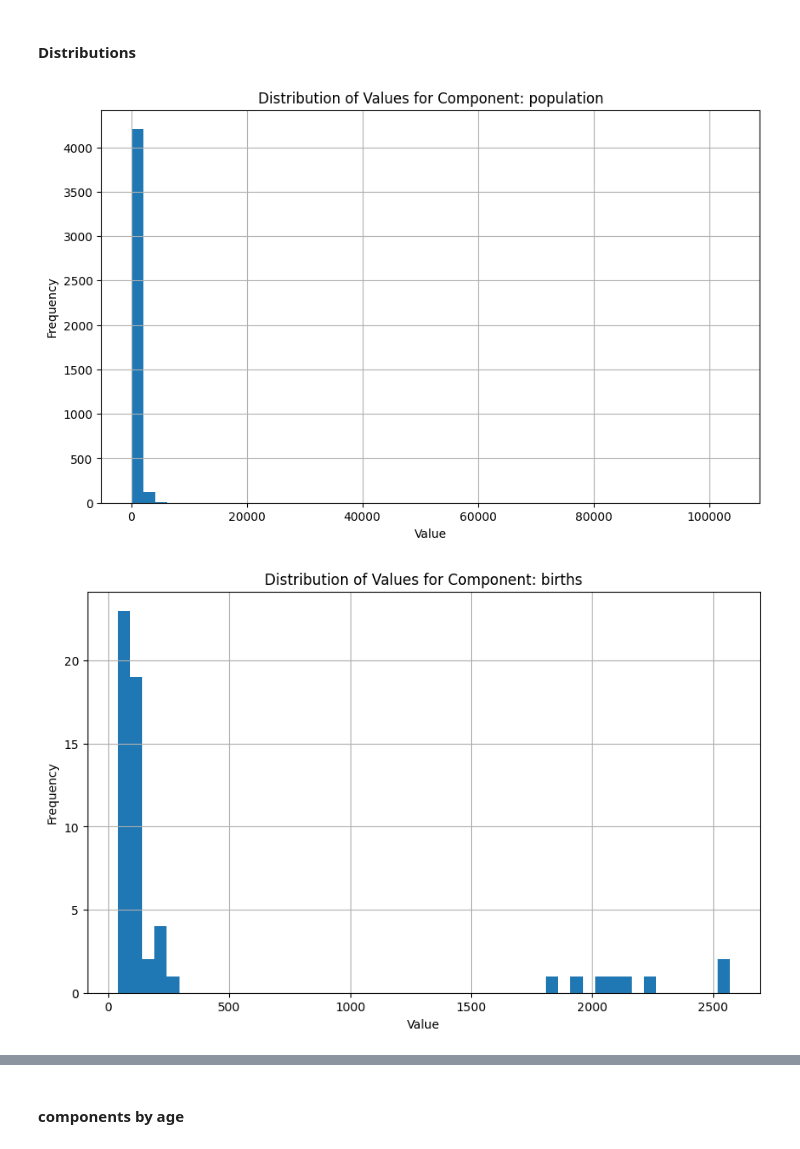
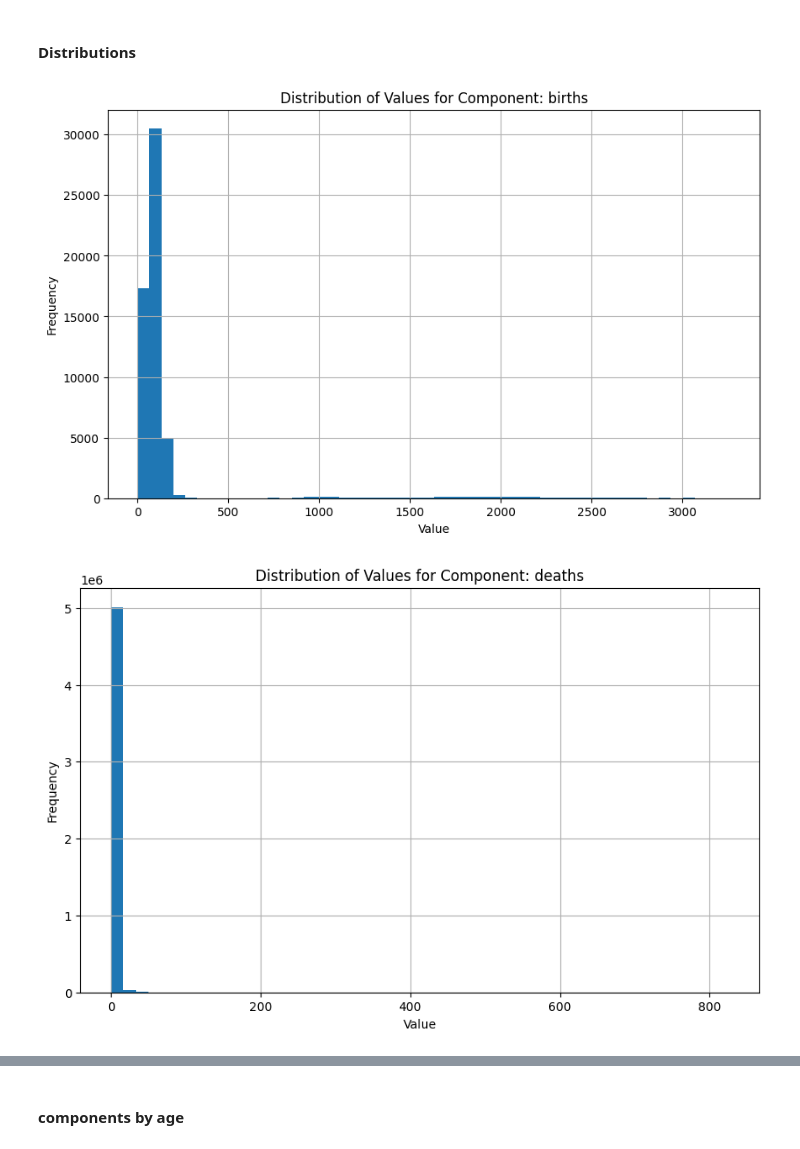
Before and after one commit to SebastianHeslinRees/Projections_QA, a Jupyter notebook: logical_checks_population_projections.ipynb, the cells around one changed output, grey strips where cells are left out. Drawn from its saved outputs; the diff is of its cells as text; code cells hidden in the pictures.

Commit message:
add visualtions, compiling all outliers

```diff
--- a/logical_checks_population_projections.ipynb
+++ b/logical_checks_population_projections.ipynb
@@ -751,16 +732,16 @@ Gender ratios:
 #### Distributions
 # %%
 #distribution of values for each component
-components = df['component'].unique()
+components = combined_10yr_fert['component'].unique()
 
 for component in components:
     plt.figure(figsize=(10, 6))
-    subset = df[df['component'] == component]
+    subset = combined_10yr_fert[combined_10yr_fert['component'] == component]
     subset['value'].hist(bins=50)
     plt.title(f'Distribution of Values for Component: {component}')
     plt.xlabel('Value')
     plt.ylabel('Frequency')
     plt.show()
 # %% [output]
-[figure, old version]
+[figure, new version]
-[figure, old version]
+[figure, new version]
```
Also changed, not shown: parts of 73 cells of this notebook.
